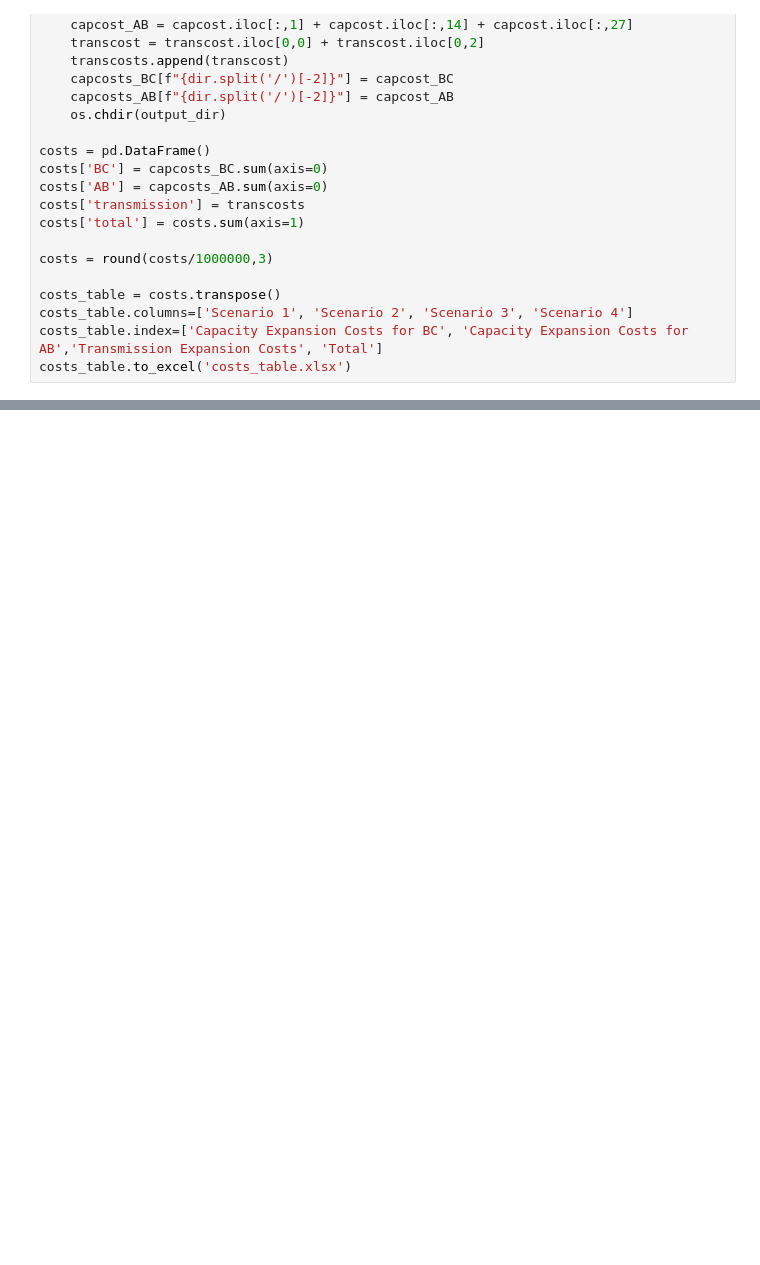
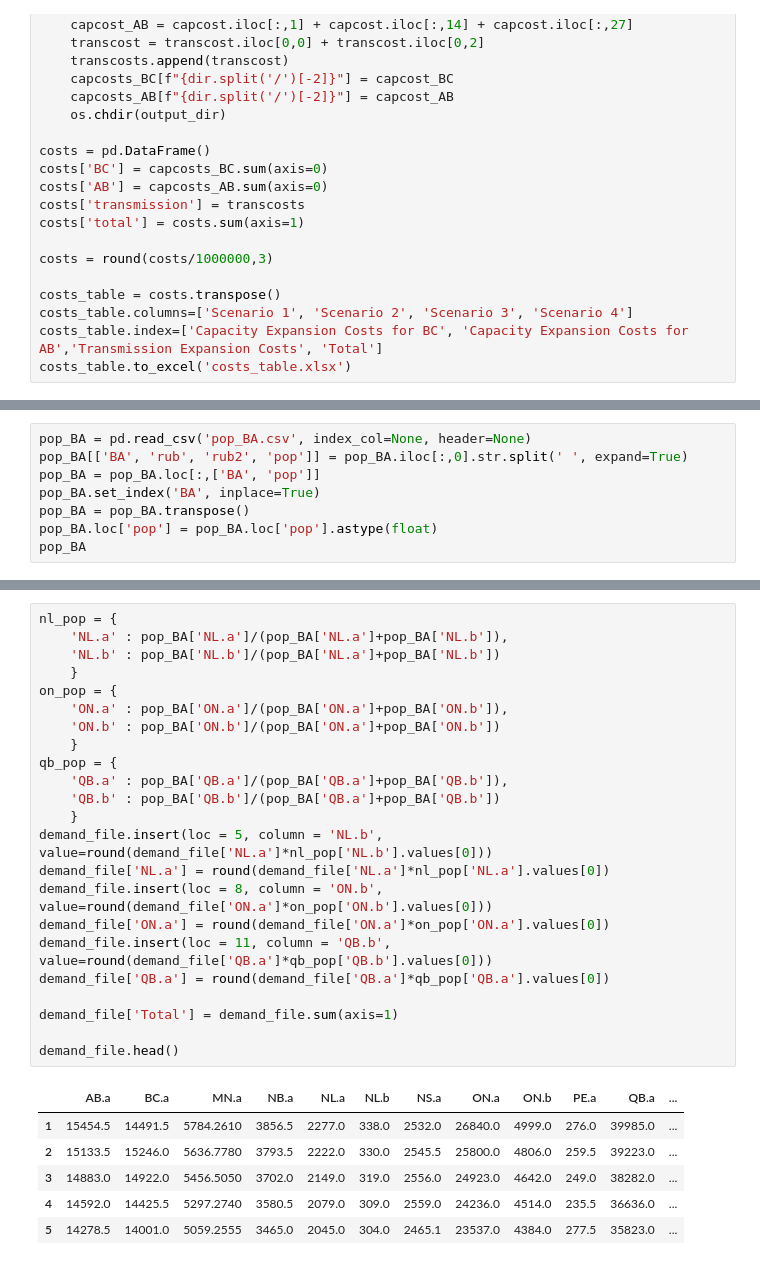
Before and after one commit to smmiri/COPPER_improvement, a Jupyter notebook: visualization/visualization_COPPER.ipynb, the cells around one changed output, grey strips where cells are left out. Drawn from its saved outputs; the diff is of its cells as text; blank space fills up the shorter version.

```diff
--- a/visualization/visualization_COPPER.ipynb
+++ b/visualization/visualization_COPPER.ipynb
@@ -165,0 +194,8 @@ costs_table.to_excel('costs_table.xlsx')
+# %%
+pop_BA = pd.read_csv('pop_BA.csv', index_col=None, header=None)
+pop_BA[['BA', 'rub', 'rub2', 'pop']] = pop_BA.iloc[:,0].str.split(' ', expand=True)
+pop_BA = pop_BA.loc[:,['BA', 'pop']]
+pop_BA.set_index('BA', inplace=True)
+pop_BA = pop_BA.transpose()
+pop_BA.loc['pop'] = pop_BA.loc['pop'].astype(float)
+pop_BA
@@ -165,0 +205,30 @@ costs_table.to_excel('costs_table.xlsx')
+# %%
+nl_pop = {
+    'NL.a' : pop_BA['NL.a']/(pop_BA['NL.a']+pop_BA['NL.b']),
+    'NL.b' : pop_BA['NL.b']/(pop_BA['NL.a']+pop_BA['NL.b'])
+    }
+on_pop = {
+    'ON.a' : pop_BA['ON.a']/(pop_BA['ON.a']+pop_BA['ON.b']),
+    'ON.b' : pop_BA['ON.b']/(pop_BA['ON.a']+pop_BA['ON.b'])
+    }
+qb_pop = {
+    'QB.a' : pop_BA['QB.a']/(pop_BA['QB.a']+pop_BA['QB.b']),
+    'QB.b' : pop_BA['QB.b']/(pop_BA['QB.a']+pop_BA['QB.b'])
+    }
+demand_file.insert(loc = 5, column = 'NL.b', value=round(demand_file['NL.a']*nl_pop['NL.b'].values[0]))
+demand_file['NL.a'] = round(demand_file['NL.a']*nl_pop['NL.a'].values[0])
+demand_file.insert(loc = 8, column = 'ON.b', value=round(demand_file['ON.a']*on_pop['ON.b'].values[0]))
+demand_file['ON.a'] = round(demand_file['ON.a']*on_pop['ON.a'].values[0])
+demand_file.insert(loc = 11, column = 'QB.b', value=round(demand_file['QB.a']*qb_pop['QB.b'].values[0]))
+demand_file['QB.a'] = round(demand_file['QB.a']*qb_pop['QB.a'].values[0])
+
+demand_file['Total'] = demand_file.sum(axis=1)
+
+demand_file.head()
+# %% [output]
+|  | AB.a | BC.a | MN.a | NB.a | NL.a | NL.b | NS.a | ON.a | ON.b | PE.a | QB.a | ... |
+| 1 | 15454.5 | 14491.5 | 5784.2610 | 3856.5 | 2277.0 | 338.0 | 2532.0 | 26840.0 | 4999.0 | 276.0 | 39985.0 | ... |
+| 2 | 15133.5 | 15246.0 | 5636.7780 | 3793.5 | 2222.0 | 330.0 | 2545.5 | 25800.0 | 4806.0 | 259.5 | 39223.0 | ... |
+| 3 | 14883.0 | 14922.0 | 5456.5050 | 3702.0 | 2149.0 | 319.0 | 2556.0 | 24923.0 | 4642.0 | 249.0 | 38282.0 | ... |
+| 4 | 14592.0 | 14425.5 | 5297.2740 | 3580.5 | 2079.0 | 309.0 | 2559.0 | 24236.0 | 4514.0 | 235.5 | 36636.0 | ... |
+| 5 | 14278.5 | 14001.0 | 5059.2555 | 3465.0 | 2045.0 | 304.0 | 2465.1 | 23537.0 | 4384.0 | 277.5 | 35823.0 | ... |
```
Also changed, not shown: parts of 7 cells of this notebook, 4 other files.
